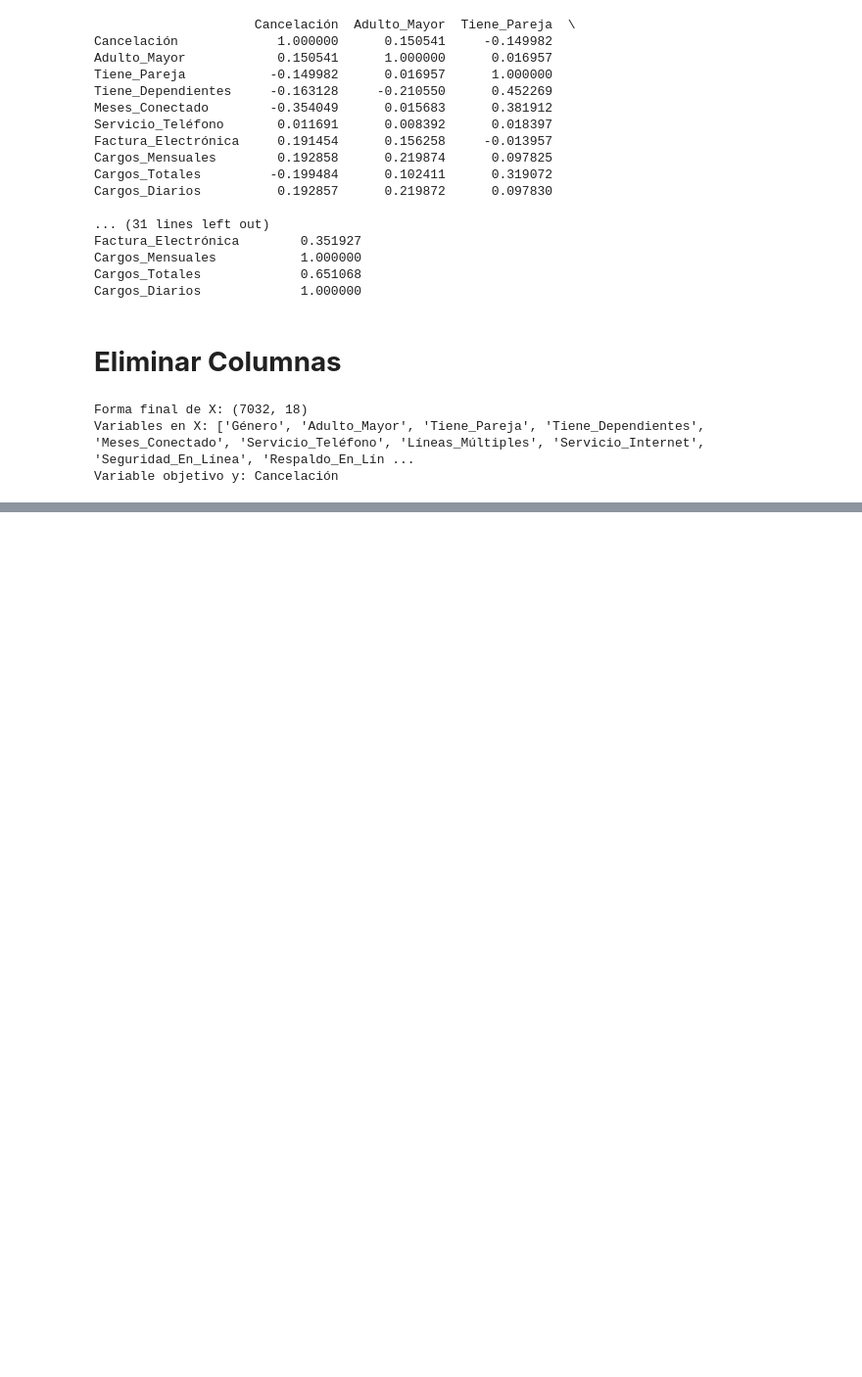
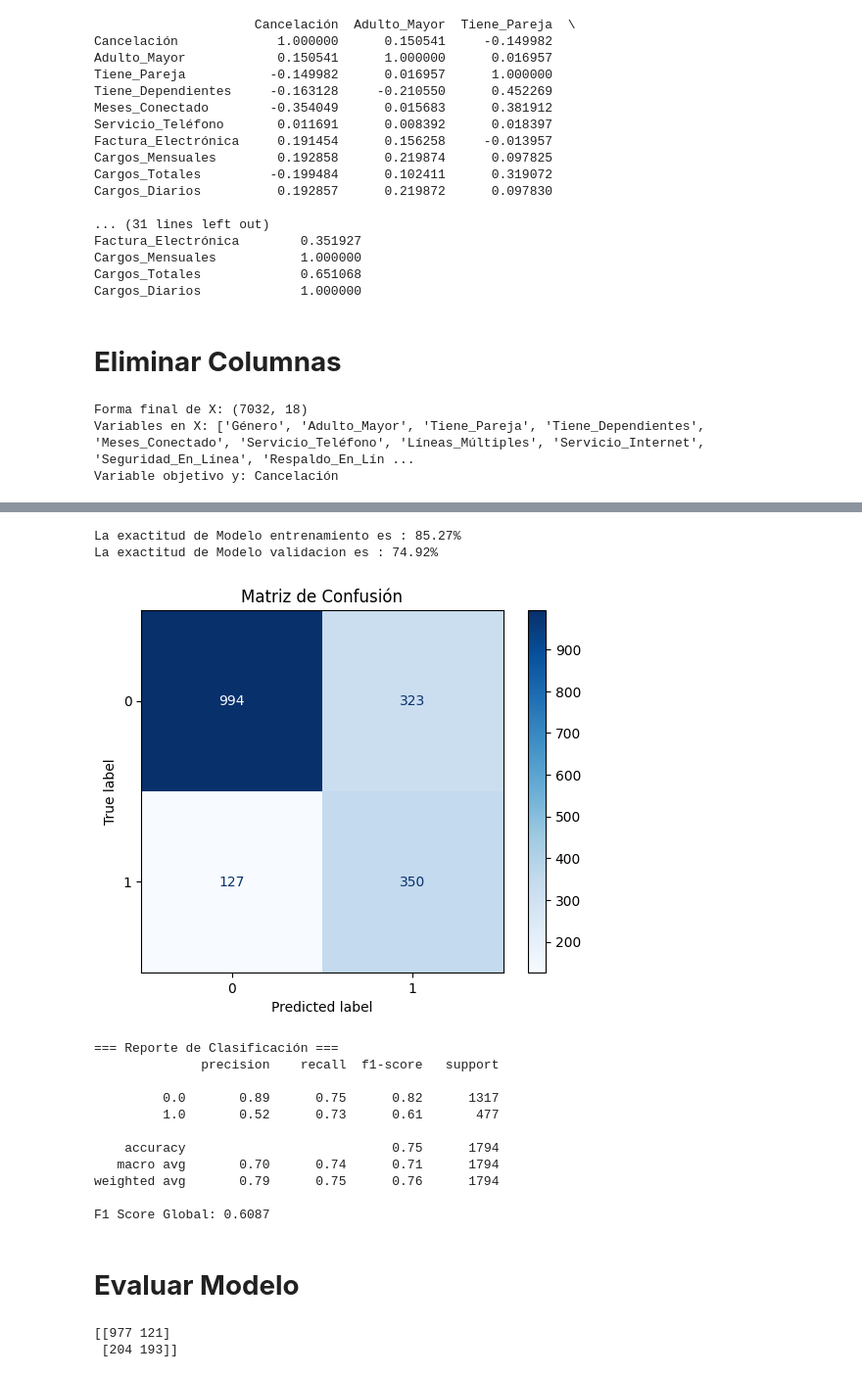
Before and after one commit to r2x4/challenge-final, a Jupyter notebook: challenge_final.ipynb, the cells around one changed output, grey strips where cells are left out. Shown: that part at 98% size. Saved outputs shown, nothing was run; the diff lists cells and outputs as text; code cells hidden in the pictures; blank space fills up the shorter version.

```diff
--- a/challenge_final.ipynb
+++ b/challenge_final.ipynb
@@ -386,0 +191,4 @@ ROC AUC: 0.8021557234901707
+# %%
+# División adecuada de los datos
+X,X_test,y,y_test = train_test_split(X, y, test_size=0.15, random_state=5, stratify=y)
+X_train,X_val,y_train,y_val = train_test_split(X, y, random_state=5, stratify=y)
@@ -386,0 +216,59 @@ ROC AUC: 0.8021557234901707
+# %%
+# SE MEJORA BALANCE
+
+from xgboost import XGBClassifier
+
+# Calcula el peso como proporción inversa
+weight = (y_train == 0).sum() / (y_train == 1).sum()
+
+modelo = XGBClassifier(
+    max_depth=4,
+    scale_pos_weight=weight,
+    eval_metric='logloss',
+    random_state=42
+)
+
+modelo.fit(X_train, y_train)
+
+print(f'La exactitud de Modelo entrenamiento es : {modelo.score(X_train, y_train):.2%}')
+print(f'La exactitud de Modelo validacion es : {modelo.score(X_val, y_val):.2%}')
+# %% [output]
+La exactitud de Modelo entrenamiento es : 85.27%
+La exactitud de Modelo validacion es : 74.92%
+# %%
+from sklearn.metrics import classification_report, confusion_matrix, f1_score, ConfusionMatrixDisplay
+import matplotlib.pyplot as plt
+
+# Predicción
+y_pred = modelo.predict(X_val)
+
+# Matriz de Confusión
+cm = confusion_matrix(y_val, y_pred)
+disp = ConfusionMatrixDisplay(confusion_matrix=cm, display_labels=modelo.classes_)
+disp.plot(cmap="Blues", values_format='d')
+plt.title("Matriz de Confusión")
+plt.grid(False)
+plt.show()
+
+# Reporte de clasificación bonito
+print("=== Reporte de Clasificación ===")
+print(classification_report(y_val, y_pred, digits=2))
+
+# F1 Score separado
+f1 = f1_score(y_val, y_pred)
+print(f"F1 Score Global: {f1:.4f}")
+# %% [output]
+[figure, added]
+=== Reporte de Clasificación ===
+              precision    recall  f1-score   support
+
+         0.0       0.89      0.75      0.82      1317
+         1.0       0.52      0.73      0.61       477
+
+    accuracy                           0.75      1794
+   macro avg       0.70      0.74      0.71      1794
+weighted avg       0.79      0.75      0.76      1794
+
+F1 Score Global: 0.6087
+# %% [markdown]
+# **Evaluar Modelo**
@@ -386,0 +279,7 @@ ROC AUC: 0.8021557234901707
+# %%
+y_previsto = modelo.predict(X_val)
+matriz_confusion = confusion_matrix(y_val, y_previsto)
+print(matriz_confusion)
+# %% [output]
+[[977 121]
+ [204 193]]
```
Also changed, not shown: parts of 22 cells of this notebook.
